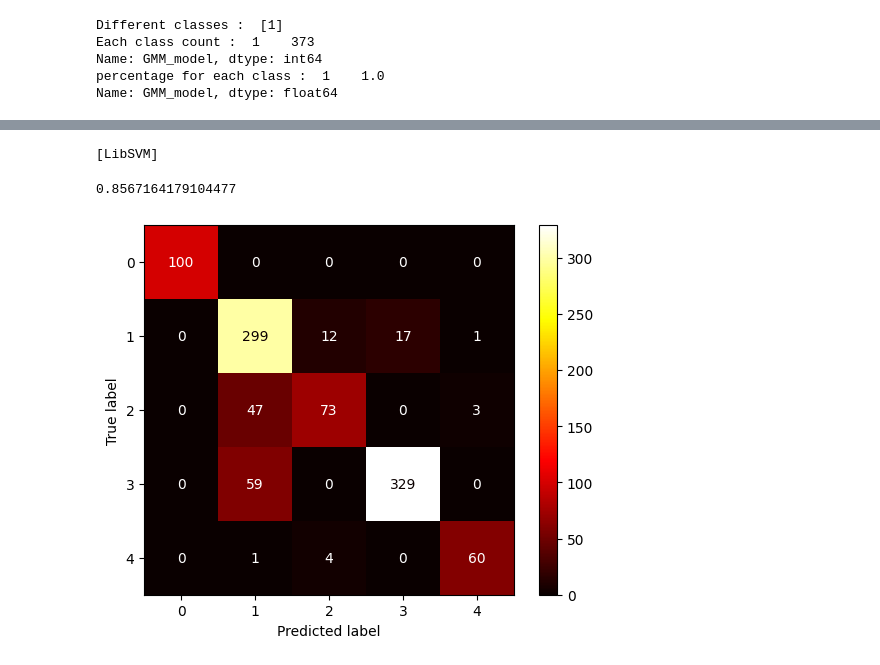
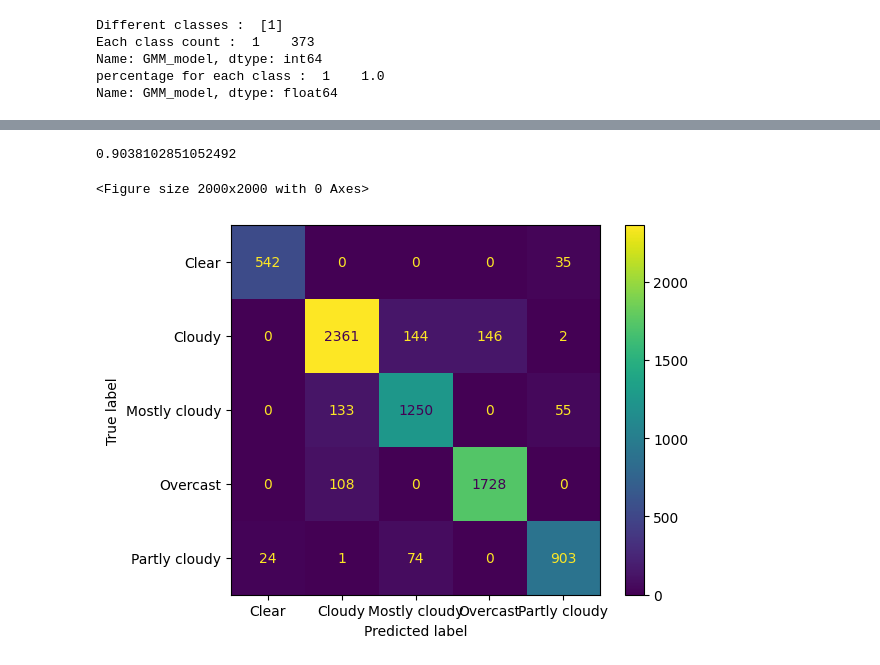
Before and after one commit to PrachayaKMITL/NARIT_internship_2024, a Jupyter notebook: Test_kernel/test.ipynb, the cells around one changed output, grey strips where cells are left out. Drawn from its saved outputs; the diff is of its cells as text; code cells hidden in the pictures.

```diff
--- a/Test_kernel/test.ipynb
+++ b/Test_kernel/test.ipynb
@@ -152,4 +151,7 @@ df2 = Builddataset().concateDataset(folder_name = r'C:\Users\ASUS\Documents\NARI
 df3 = Builddataset().concateDataset(folder_name = r'C:\Users\ASUS\Documents\NARIT_internship_data\Categorical\GLCM_3,0')
 df4 = Builddataset().concateDataset(folder_name = r'C:\Users\ASUS\Documents\NARIT_internship_data\Categorical\GLCM_4,0')
 df5 = Builddataset().concateDataset(folder_name = r'C:\Users\ASUS\Documents\NARIT_internship_data\Categorical\GLCM_1,45')
-df = pd.concat([df1,df2,df3,df4,df5])
+df6 = Builddataset().concateDataset(folder_name = r'C:\Users\ASUS\Documents\NARIT_internship_data\Categorical\GLCM_2,45')
+df7 = Builddataset().concateDataset(folder_name = r'C:\Users\ASUS\Documents\NARIT_internship_data\Categorical\GLCM_3,45')
+df8 = Builddataset().concateDataset(folder_name = r'C:\Users\ASUS\Documents\NARIT_internship_data\Categorical\GLCM_4,45')
+df = pd.concat([df1,df2,df3,df4,df5,df6,df7,df8])
@@ -156,31 +174,32 @@ df = pd.concat([df1,df2,df3,df4,df5])
 # %%
 from sklearn.model_selection import train_test_split
-from sklearn.metrics import accuracy_score,confusion_matrix,ConfusionMatrixDisplay
-from sklearn.preprocessing import StandardScaler,LabelEncoder
+from sklearn.metrics import accuracy_score,confusion_matrix,ConfusionMatrixDisplay,classification_report
+from sklearn.metrics import pairwise_distances
+from sklearn.preprocessing import RobustScaler, StandardScaler
 from sklearn.decomposition import PCA
+from sklearn.neighbors import KNeighborsClassifier
 from sklearn.svm import SVC
 import seaborn as sns
 scaler = StandardScaler()
-scaled = scaler.fit_transform(df.drop(columns=['label']))
-pca = PCA(n_components=5)
-pca.fit(scaled)
-X = pca.transform(scaled)
-label_encoder = LabelEncoder()
+scaler.fit(df.drop(columns=['label']))
+scaled = scaler.transform(df.drop(columns=['label']))
+X = scaled
 y = df['label']
-y = label_encoder.fit_transform(y)
 X_train,X_test,y_train,y_test = train_test_split(X,y,test_size=0.2,random_state=42)
-# %%
-trainer = SVC(kernel='poly',verbose=True,tol=1e-4)
-trainer.fit(X_train,y_train)
-y_pred = trainer.predict(X_test)
-accuracy_score(y_test,y_pred)
-# %% [output]
-[LibSVM]
-0.8567164179104477
+# %%
+knn = KNeighborsClassifier(n_neighbors=5,weights='uniform',algorithm='auto',metric='minkowski')
+knn.fit(X_train,y_train)
+y_pred_knn = knn.predict(X_test)
+accuracy_score(y_test,y_pred_knn)
+# %% [output]
+0.9038102851052492
 # %%
-cm = confusion_matrix(y_test, y_pred)
-disp = ConfusionMatrixDisplay(confusion_matrix=cm)
-disp.plot(cmap=plt.cm.hot)
+labels = ['Clear','Cloudy','Mostly cloudy','Overcast','Partly cloudy']
+cm = confusion_matrix(y_test, y_pred_knn)
+disp = ConfusionMatrixDisplay(confusion_matrix=cm,display_labels=labels)
+plt.figure(figsize=(20,20))
+disp.plot(cmap=plt.cm.viridis)
 plt.show()
 # %% [output]
+<Figure size 2000x2000 with 0 Axes>
-[figure, old version]
+[figure, new version]
```
Also changed, not shown: parts of 9 cells of this notebook, 5 other files.
